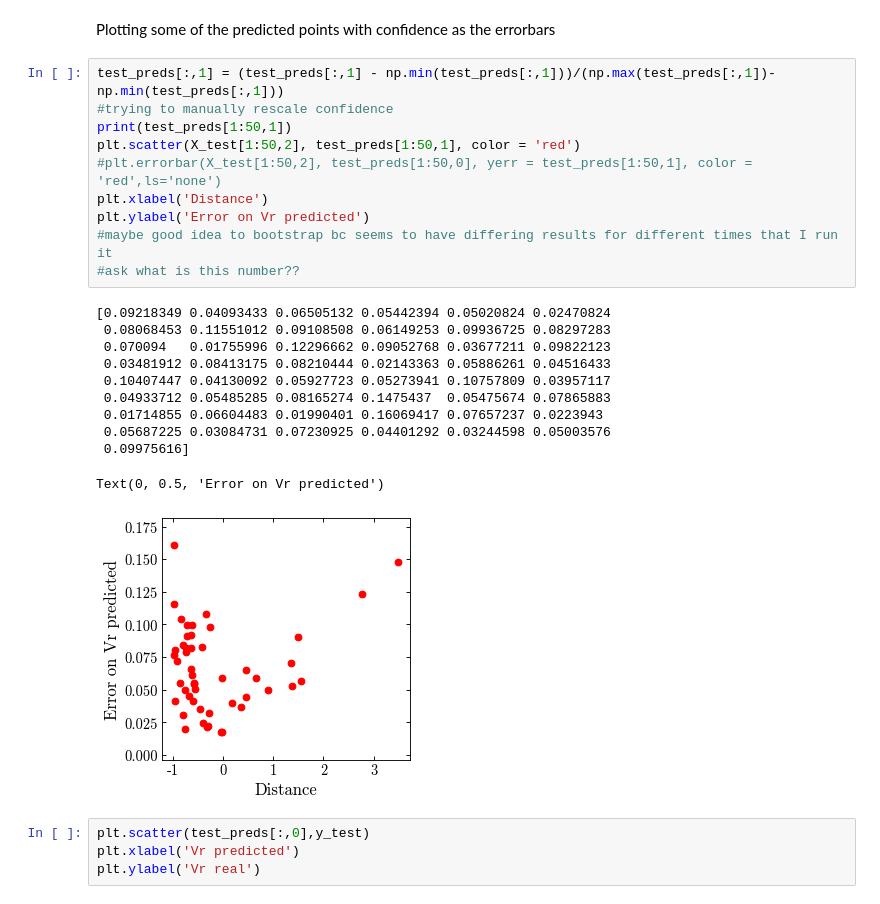
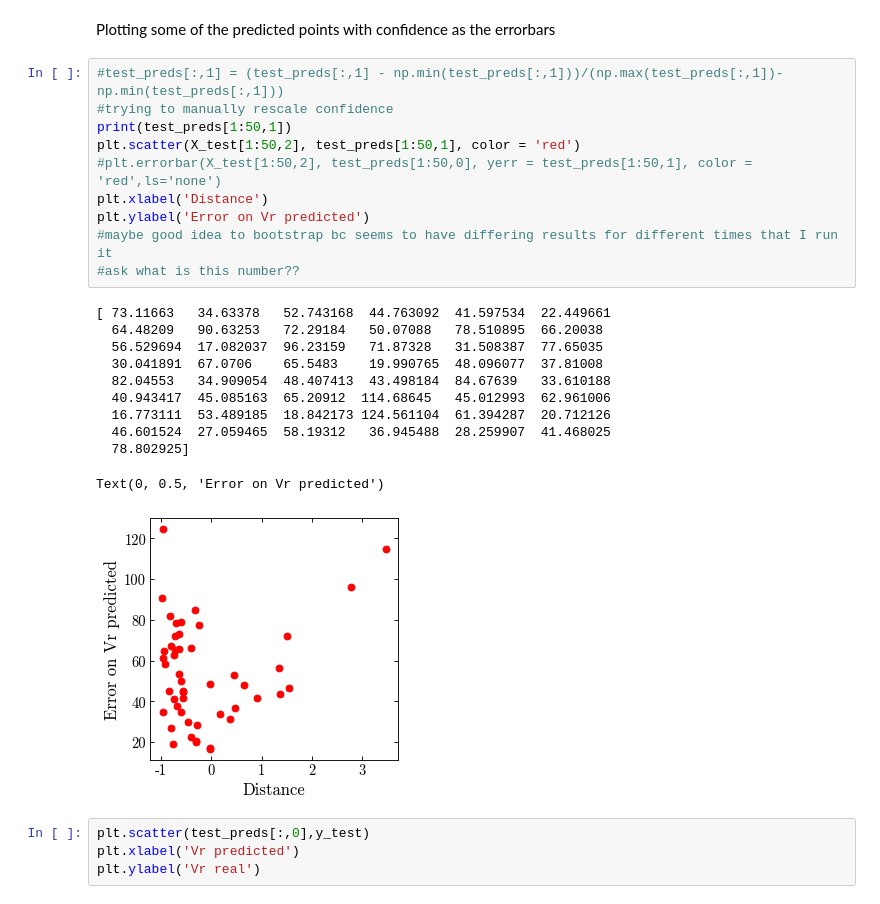
Before and after one commit to adropulic/datax_gaia, a Jupyter notebook: RVTrial1.ipynb, the cells around one changed output. Saved outputs shown, nothing was run; the diff lists cells and outputs as text.

```diff
--- a/RVTrial1.ipynb
+++ b/RVTrial1.ipynb
@@ -250,27 +250,27 @@ plt.show()
 # %% [markdown]
 Plotting some of the predicted points with confidence as the errorbars
 # %%
-test_preds[:,1] = (test_preds[:,1] - np.min(test_preds[:,1]))/(np.max(test_preds[:,1])- np.min(test_preds[:,1]))
+#test_preds[:,1] = (test_preds[:,1] - np.min(test_preds[:,1]))/(np.max(test_preds[:,1])- np.min(test_preds[:,1]))
 #trying to manually rescale confidence
 print(test_preds[1:50,1])
 plt.scatter(X_test[1:50,2], test_preds[1:50,1], color = 'red')
 #plt.errorbar(X_test[1:50,2], test_preds[1:50,0], yerr = test_preds[1:50,1], color = 'red',ls='none')
 plt.xlabel('Distance')
 plt.ylabel('Error on Vr predicted')
 #maybe good idea to bootstrap bc seems to have differing results for different times that I run it
 #ask what is this number??
 # %% [output]
-[0.09218349 0.04093433 0.06505132 0.05442394 0.05020824 0.02470824
- 0.08068453 0.11551012 0.09108508 0.06149253 0.09936725 0.08297283
- 0.070094   0.01755996 0.12296662 0.09052768 0.03677211 0.09822123
- 0.03481912 0.08413175 0.08210444 0.02143363 0.05886261 0.04516433
- 0.10407447 0.04130092 0.05927723 0.05273941 0.10757809 0.03957117
- 0.04933712 0.05485285 0.08165274 0.1475437  0.05475674 0.07865883
- 0.01714855 0.06604483 0.01990401 0.16069417 0.07657237 0.0223943
- 0.05687225 0.03084731 0.07230925 0.04401292 0.03244598 0.05003576
- 0.09975616]
+[ 73.11663   34.63378   52.743168  44.763092  41.597534  22.449661
+  64.48209   90.63253   72.29184   50.07088   78.510895  66.20038
+  56.529694  17.082037  96.23159   71.87328   31.508387  77.65035
+  30.041891  67.0706    65.5483    19.990765  48.096077  37.81008
+  82.04553   34.909054  48.407413  43.498184  84.67639   33.610188
+  40.943417  45.085163  65.20912  114.68645   45.012993  62.961006
+  16.773111  53.489185  18.842173 124.561104  61.394287  20.712126
+  46.601524  27.059465  58.19312   36.945488  28.259907  41.468025
+  78.802925]
 Text(0, 0.5, 'Error on Vr predicted')
-[figure, old version]
+[figure, new version]
 # %%
 plt.scatter(test_preds[:,0],y_test)
 plt.xlabel('Vr predicted')
```
